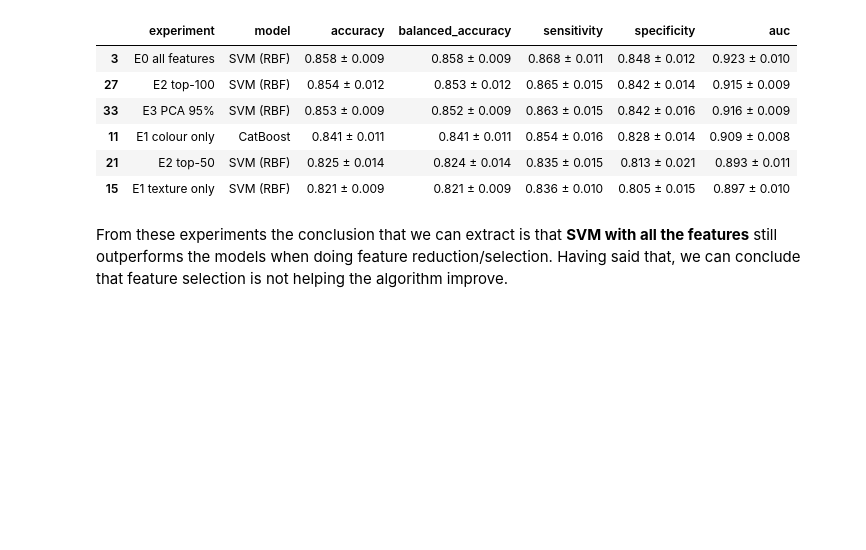
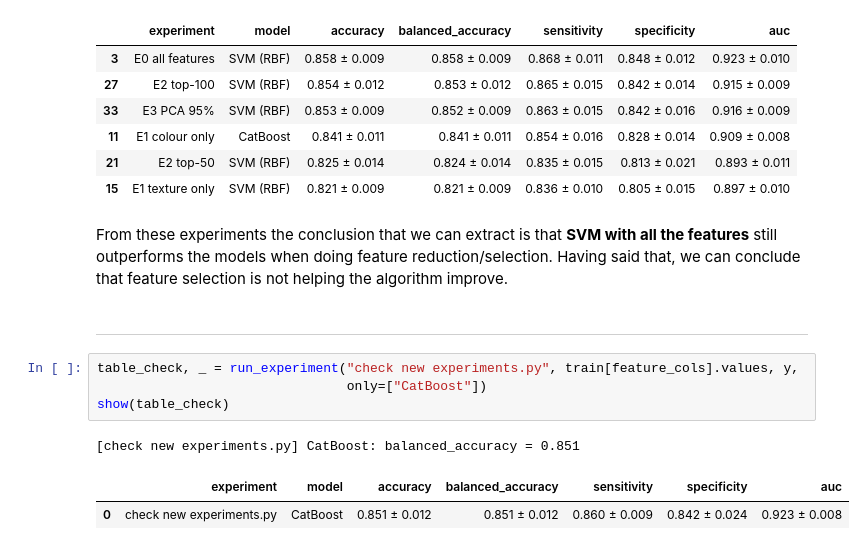
Before and after one commit to WillyWill20/Project-1-CAD, a Jupyter notebook: notebooks/exp1-feature-selection.ipynb, the cells around one changed output. Saved outputs shown, nothing was run; the diff lists cells and outputs as text; blank space fills up the shorter version.

```diff
--- a/notebooks/exp1-feature-selection.ipynb
+++ b/notebooks/exp1-feature-selection.ipynb
@@ -170,3 +170,13 @@ show(best_per_experiment.sort_values("balanced_accuracy", ascending=False))
 | 15 | E1 texture only | SVM (RBF) | 0.821 ± 0.009 | 0.821 ± 0.009 | 0.836 ± 0.010 | 0.805 ± 0.015 | 0.897 ± 0.010 |
 # %% [markdown]
 From these experiments the conclusion that we can extract is that **SVM with all the features** still outperforms the models when doing feature reduction/selection. Having said that, we can conclude that feature selection is not helping the algorithm improve.
+# %% [markdown]
+---
+# %%
+table_check, _ = run_experiment("check new experiments.py", train[feature_cols].values, y,
+                                only=["CatBoost"])
+show(table_check)
+# %% [output]
+[check new experiments.py] CatBoost: balanced_accuracy = 0.851
+|  | experiment | model | accuracy | balanced_accuracy | sensitivity | specificity | auc |
+| 0 | check new experiments.py | CatBoost | 0.851 ± 0.012 | 0.851 ± 0.012 | 0.860 ± 0.009 | 0.842 ± 0.024 | 0.923 ± 0.008 |
```
Also changed, not shown: parts of 5 cells of this notebook, 30 other files.
